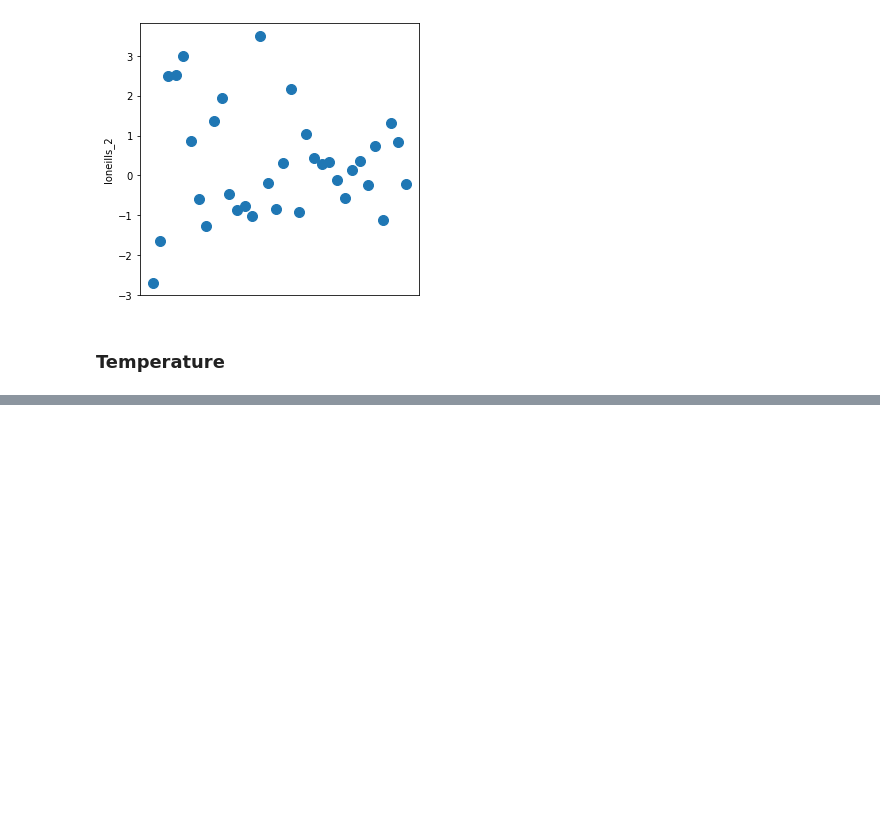
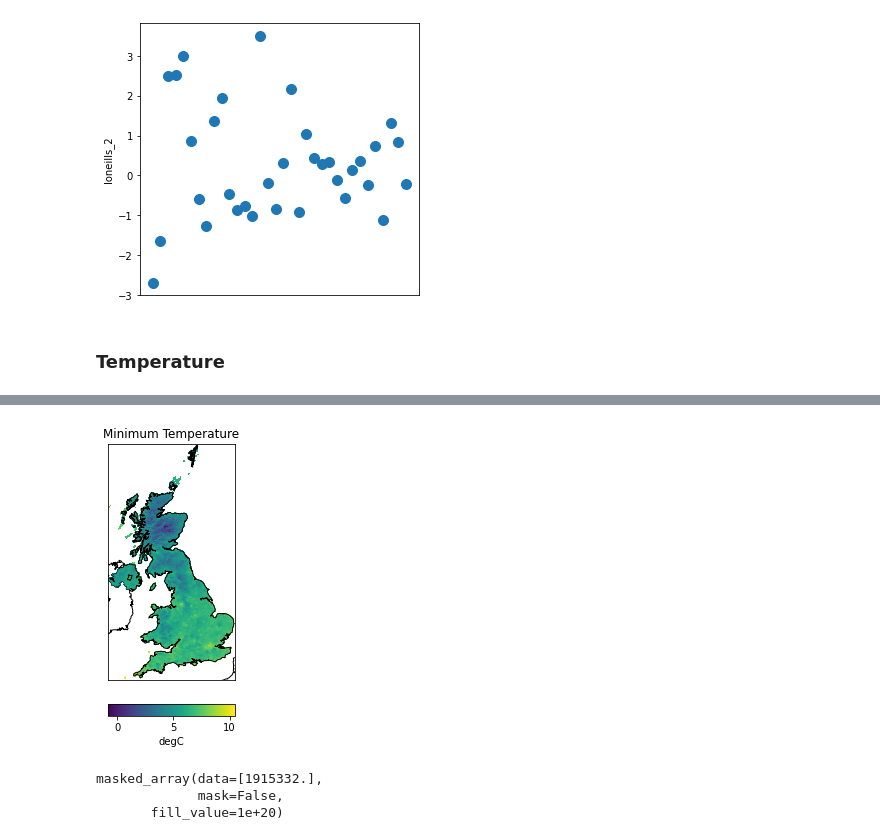
Before and after one commit to JonathanMarriott/ADS-Loneliness, a Jupyter notebook: weather/dataset_exploration.ipynb, the cells around one changed output, grey strips where cells are left out. Cells and saved outputs as stored; diff of their text form; code cells hidden in the pictures; blank space fills up the shorter version.

Commit message:
data from met office added

```diff
--- a/weather/dataset_exploration.ipynb
+++ b/weather/dataset_exploration.ipynb
@@ -312,0 +286,3 @@ masked_array(
+# %%
+min_temp = ds['tasmin'][:]
+min_temp
@@ -312,0 +345,52 @@ masked_array(
+# %%
+time = ds.variables['time'][:]
+lats = ds.variables['latitude'][:]
+lons = ds.variables['longitude'][:]
+min_temp_units = ds.variables['tasmin'].units
+# %%
+m = Basemap(llcrnrlon=-7.5600,llcrnrlat=49.7600,
+            urcrnrlon=2.7800,urcrnrlat=60.840,
+            resolution='i',
+            projection='tmerc',
+            lon_0=-4.36,lat_0=54.7,
+            epsg=27700)
+# %%
+x, y = m(lons, lats)
+# %%
+# fig, ax = plt.subplots(figsize=(10,10))
+
+# cs = m.pcolor(x,y,np.squeeze(min_temp))
+# m.drawmapboundary(fill_color='#46bcec')
+# m.fillcontinents(color='#f2f2f2',lake_color='#46bcec')
+# m.drawcoastlines()
+# m.drawrivers()
+# cbar = m.colorbar(cs, location='bottom', pad="10%")
+# cbar.set_label(min_temp_units)
+# plt.title('Minimum Temperature')
+# plt.show()
+
+# Plot Data
+fig, ax = plt.subplots(figsize=(5,5))
+cs = m.pcolor(x,y,np.squeeze(min_temp))
+
+# Add Coastlines, States, and Country Boundaries
+m.drawcoastlines()
+m.drawstates()
+m.drawcountries()
+
+# Add Colorbar
+cbar = m.colorbar(cs, location='bottom', pad="10%")
+cbar.set_label(min_temp_units)
+
+# Add Title
+plt.title('Minimum Temperature')
+
+plt.show()
+# %% [output]
+[figure, added]
+# %%
+time
+# %% [output]
+masked_array(data=[1915332.],
+             mask=False,
+       fill_value=1e+20)
```
Also changed, not shown: parts of 16 cells of this notebook, 3 other files.
